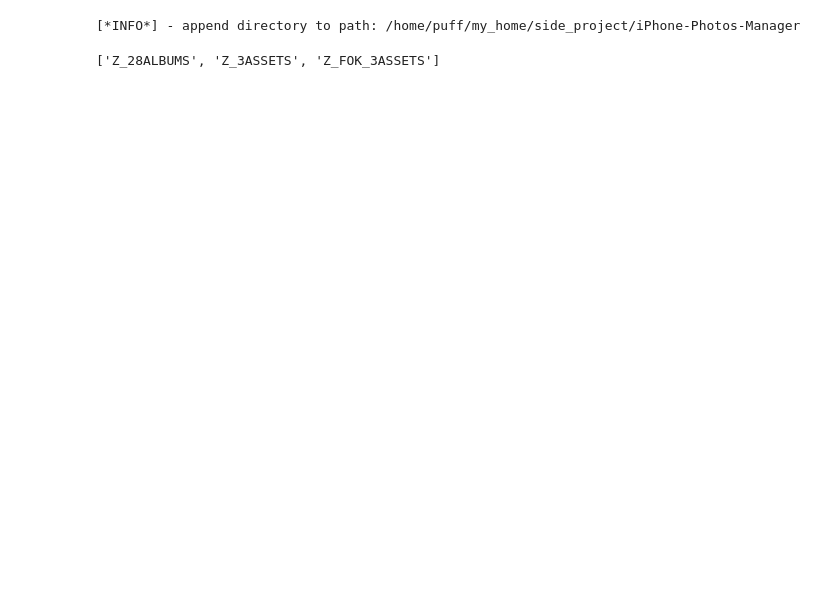
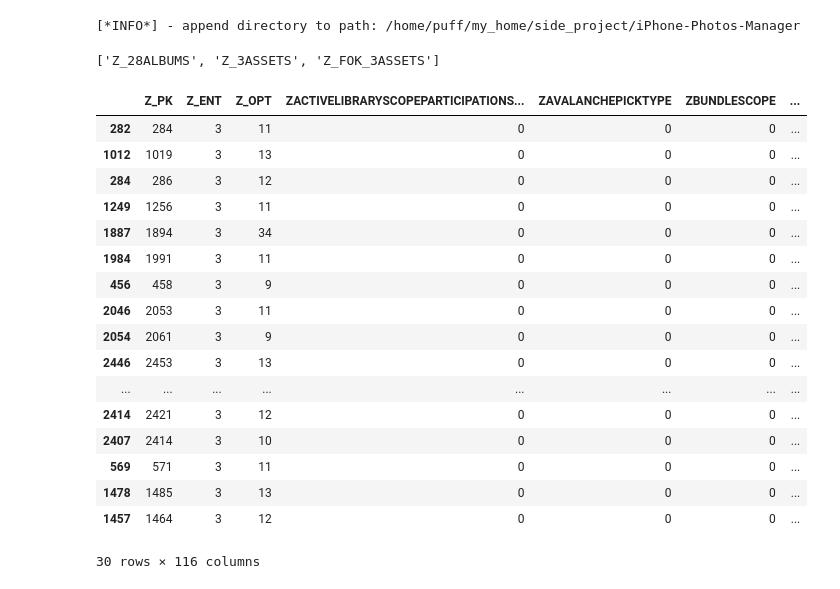
Before and after one commit to jet-c-21/iPhone-Photos-Manager, a Jupyter notebook: py_scripts/notebooks/debug_sqlite_client.ipynb, the cells around one changed output. Drawn from its saved outputs; the diff is of its cells as text; code cells hidden in the pictures; blank space fills up the shorter version.

```diff
--- a/py_scripts/notebooks/debug_sqlite_client.ipynb
+++ b/py_scripts/notebooks/debug_sqlite_client.ipynb
@@ -29,3 +29,24 @@ col_ls
 asset_df = psc.get_df_from_table_name("ZASSET")
 asset_df_csv_path = TEMP_CSV_DIR / "asset-data.csv"
 asset_df.to_csv(asset_df_csv_path, index=False)  # Save as CSV file
+# %%
+asset_df.sample(30)
+# %% [output]
+|  | Z_PK | Z_ENT | Z_OPT | ZACTIVELIBRARYSCOPEPARTICIPATIONS... | ZAVALANCHEPICKTYPE | ZBUNDLESCOPE | ... |
+| 282 | 284 | 3 | 11 | 0 | 0 | 0 | ... |
+| 1012 | 1019 | 3 | 13 | 0 | 0 | 0 | ... |
+| 284 | 286 | 3 | 12 | 0 | 0 | 0 | ... |
+| 1249 | 1256 | 3 | 11 | 0 | 0 | 0 | ... |
+| 1887 | 1894 | 3 | 34 | 0 | 0 | 0 | ... |
+| 1984 | 1991 | 3 | 11 | 0 | 0 | 0 | ... |
+| 456 | 458 | 3 | 9 | 0 | 0 | 0 | ... |
+| 2046 | 2053 | 3 | 11 | 0 | 0 | 0 | ... |
+| 2054 | 2061 | 3 | 9 | 0 | 0 | 0 | ... |
+| 2446 | 2453 | 3 | 13 | 0 | 0 | 0 | ... |
+| ... | ... | ... | ... | ... | ... | ... | ... |
+| 2414 | 2421 | 3 | 12 | 0 | 0 | 0 | ... |
+| 2407 | 2414 | 3 | 10 | 0 | 0 | 0 | ... |
+| 569 | 571 | 3 | 11 | 0 | 0 | 0 | ... |
+| 1478 | 1485 | 3 | 13 | 0 | 0 | 0 | ... |
+| 1457 | 1464 | 3 | 12 | 0 | 0 | 0 | ... |
+30 rows × 116 columns
```
Also changed, not shown: 6 other files.
